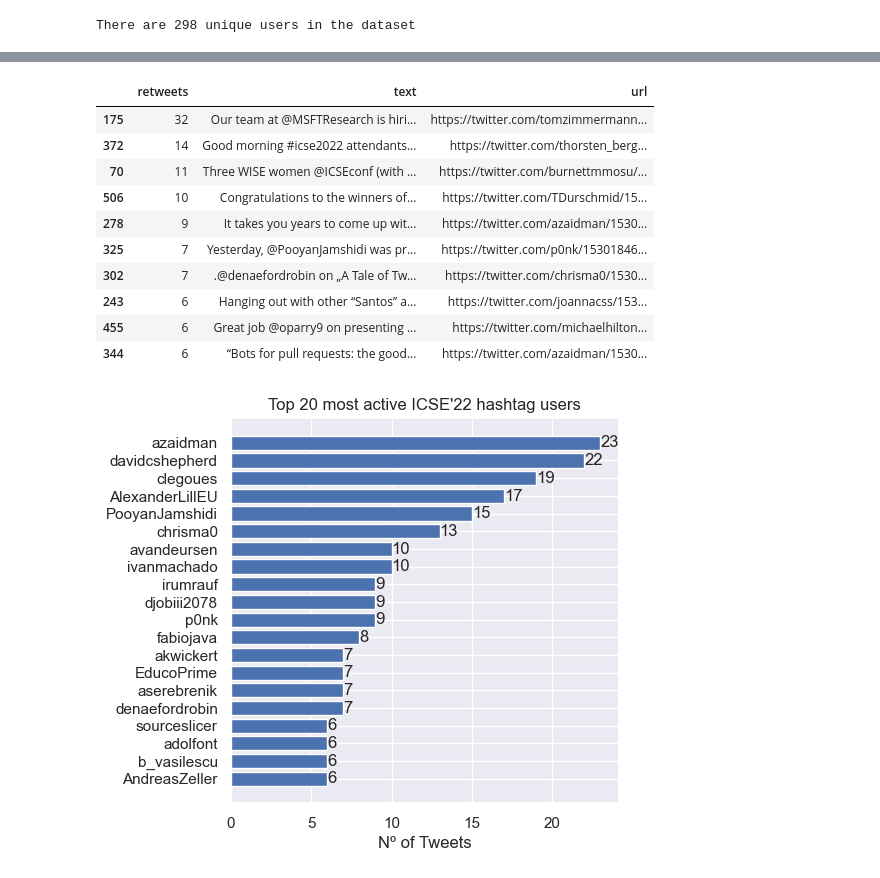
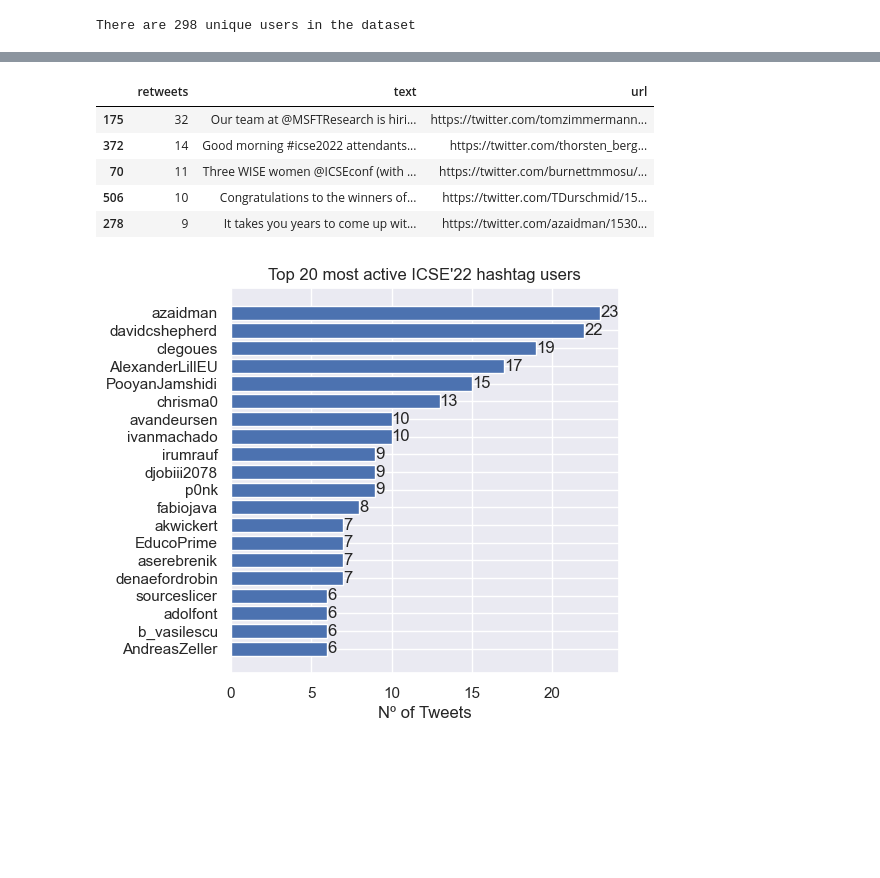
Before and after one commit to chrisma/icse22-tweets, a Jupyter notebook: analysis.ipynb, the cells around one changed output, grey strips where cells are left out. Cells and saved outputs as stored; diff of their text form; code cells hidden in the pictures; blank space fills up the shorter version.

```diff
--- a/analysis.ipynb
+++ b/analysis.ipynb
@@ -99,18 +81,13 @@ favorite_sorted_tweets[['favorites','text','url']].head(10)
 # %%
 retweet_sorted_tweets = tweets[~tweets['RT']].sort_values('retweets', ascending=False)
-retweet_sorted_tweets[['retweets','text','url']].head(10)
+retweet_sorted_tweets[['retweets','text','url']].head(5)
 # %% [output]
 |  | retweets | text | url |
 | 175 | 32 | Our team at @MSFTResearch is hiri... | https://twitter.com/tomzimmermann... |
 | 372 | 14 | Good morning #icse2022 attendants... | https://twitter.com/thorsten_berg... |
 | 70 | 11 | Three WISE women @ICSEconf (with ... | https://twitter.com/burnettmmosu/... |
 | 506 | 10 | Congratulations to the winners of... | https://twitter.com/TDurschmid/15... |
 | 278 | 9 | It takes you years to come up wit... | https://twitter.com/azaidman/1530... |
-| 325 | 7 | Yesterday, @PooyanJamshidi was pr... | https://twitter.com/p0nk/15301846... |
-| 302 | 7 | .@denaefordrobin on „A Tale of Tw... | https://twitter.com/chrisma0/1530... |
-| 243 | 6 | Hanging out with other “Santos” a... | https://twitter.com/joannacss/153... |
-| 455 | 6 | Great job @oparry9 on presenting ... | https://twitter.com/michaelhilton... |
-| 344 | 6 | “Bots for pull requests: the good... | https://twitter.com/azaidman/1530... |
 # %%
 usertweets = tweets.groupby('Username')
 #Top tweeting users
```
Also changed, not shown: parts of 4 cells of this notebook.
